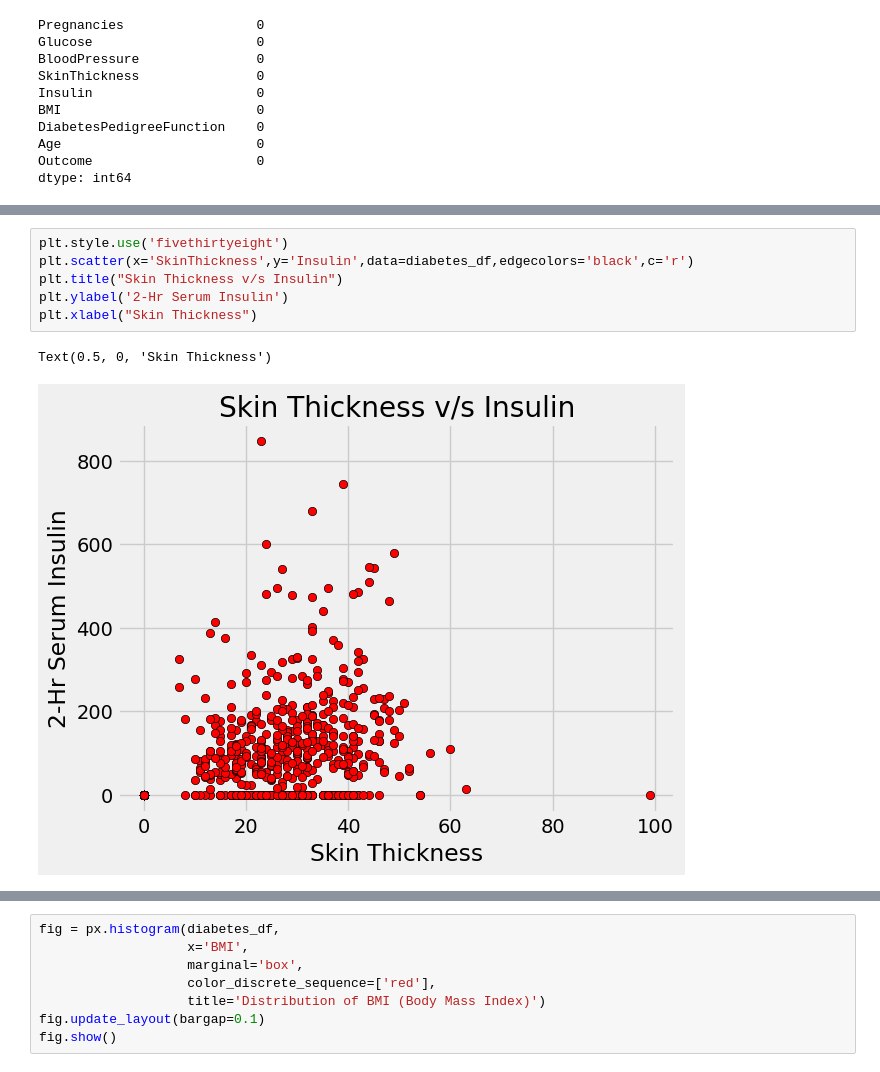
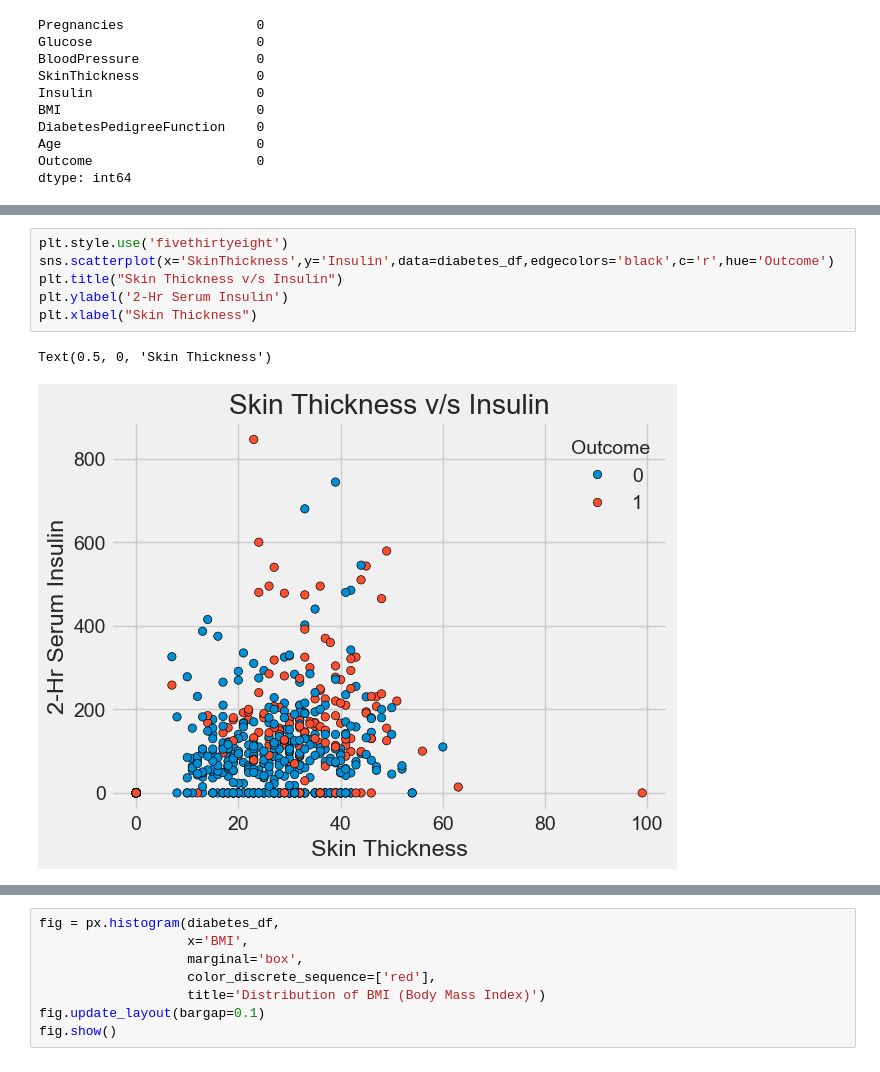
Before and after one commit to SianRods/Data-Science-ML, a Jupyter notebook: Diabetes_Data_Set/notebooks/d1.ipynb, the cells around one changed output, grey strips where cells are left out. Saved outputs shown, nothing was run; the diff lists cells and outputs as text.

```diff
--- a/Diabetes_Data_Set/notebooks/d1.ipynb
+++ b/Diabetes_Data_Set/notebooks/d1.ipynb
@@ -76,11 +100,11 @@ dtype: int64
 # %%
 plt.style.use('fivethirtyeight')
-plt.scatter(x='SkinThickness',y='Insulin',data=diabetes_df,edgecolors='black',c='r')
+sns.scatterplot(x='SkinThickness',y='Insulin',data=diabetes_df,edgecolors='black',c='r',hue='Outcome')
 plt.title("Skin Thickness v/s Insulin")
 plt.ylabel('2-Hr Serum Insulin')
 plt.xlabel("Skin Thickness")
 # %% [output]
 Text(0.5, 0, 'Skin Thickness')
-[figure, old version]
+[figure, new version]
 # %%
 plt.style.use('fivethirtyeight')
```
Also changed, not shown: parts of 31 cells of this notebook, 1 other file.
